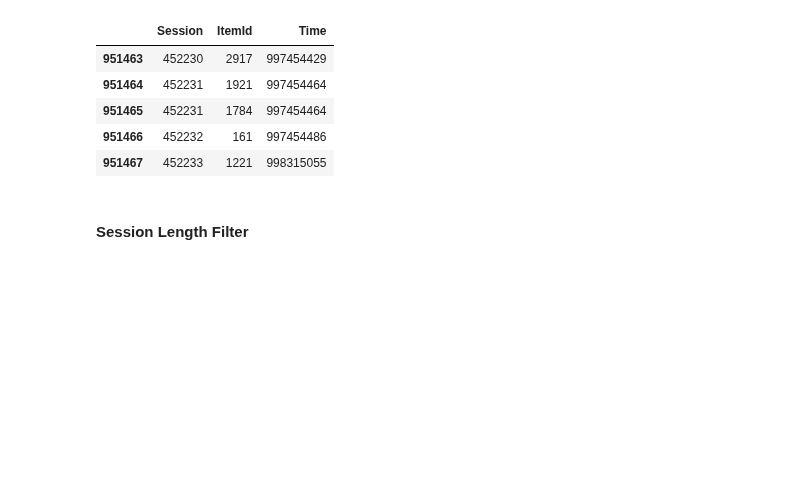
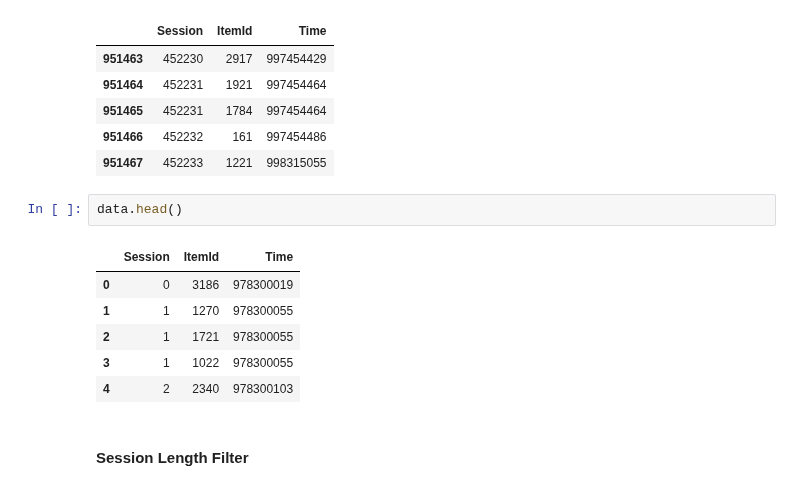
Before and after one commit to jujemu/Aiffel, a Jupyter notebook: EX/Ex-17/[Ex-17]MoviePred.ipynb, the cells around one changed output. Saved outputs shown, nothing was run; the diff lists cells and outputs as text; blank space fills up the shorter version.

```diff
--- a/EX/Ex-17/[Ex-17]MoviePred.ipynb
+++ b/EX/Ex-17/[Ex-17]MoviePred.ipynb
@@ -283,6 +411,15 @@ data.tail()
 | 951465 | 452231 | 1784 | 997454464 |
 | 951466 | 452232 | 161 | 997454486 |
 | 951467 | 452233 | 1221 | 998315055 |
+# %%
+data.head()
+# %% [output]
+|  | Session | ItemId | Time |
+| 0 | 0 | 3186 | 978300019 |
+| 1 | 1 | 1270 | 978300055 |
+| 2 | 1 | 1721 | 978300055 |
+| 3 | 1 | 1022 | 978300055 |
+| 4 | 2 | 2340 | 978300103 |
 # %% [markdown]
 #### Session Length Filter
 # %% [markdown]
```
Also changed, not shown: parts of 52 cells of this notebook.
